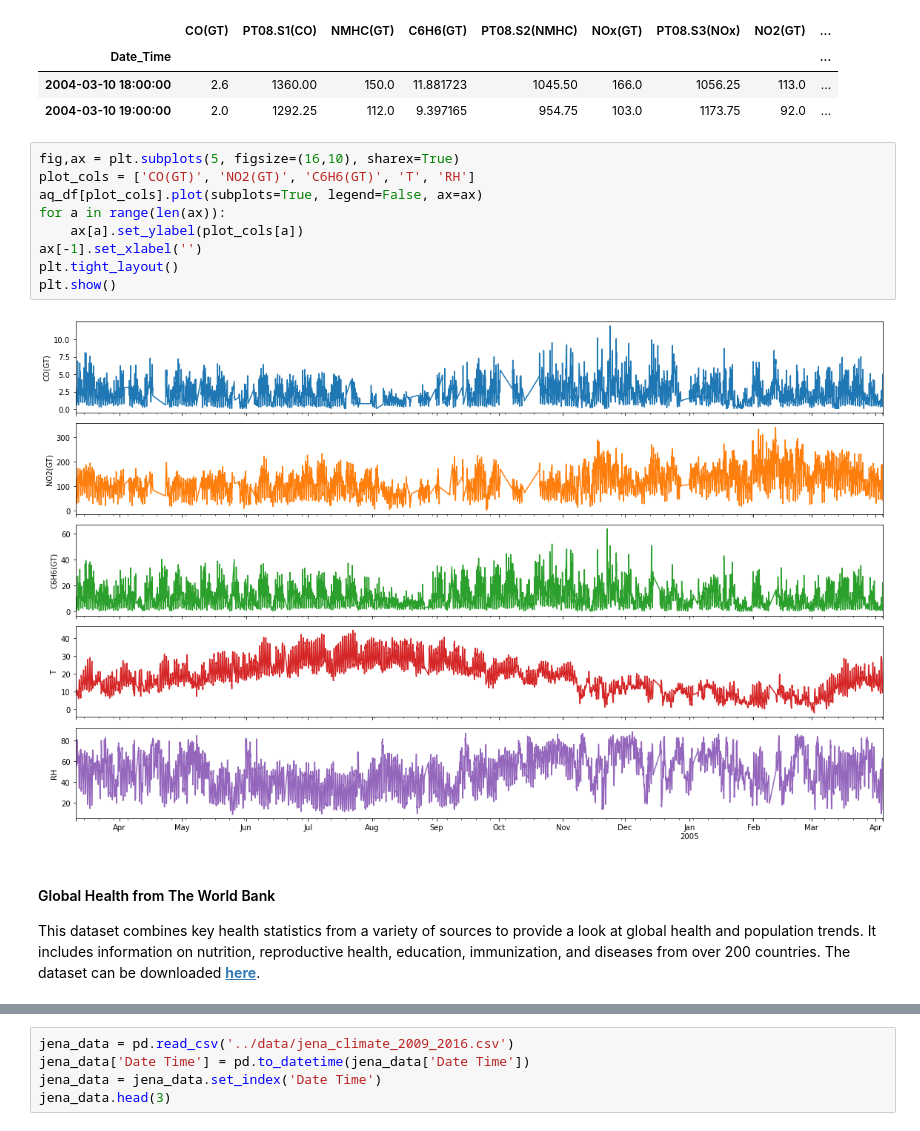
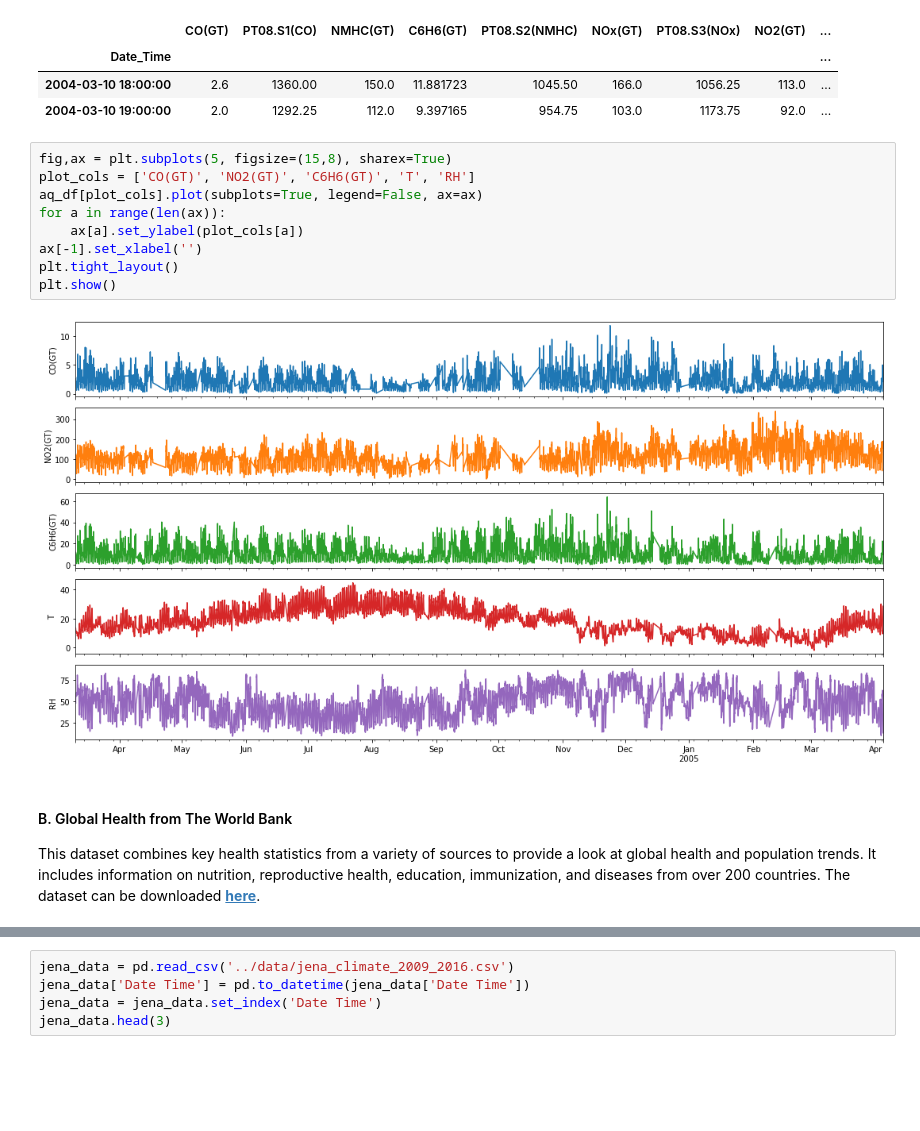
Before and after one commit to phdinds-aim/time_series_handbook, a Jupyter notebook: 03_VectorAutoregressiveModels/03_VectorAutoregressiveMethods.ipynb, the cells around one changed output, grey strips where cells are left out. Cells and saved outputs as stored; diff of their text form; blank space fills up the shorter version.

```diff
--- a/03_VectorAutoregressiveModels/03_VectorAutoregressiveMethods.ipynb
+++ b/03_VectorAutoregressiveModels/03_VectorAutoregressiveMethods.ipynb
@@ -73,18 +54,18 @@ aq_df.head(2)
 | 2004-03-10 18:00:00 | 2.6 | 1360.00 | 150.0 | 11.881723 | 1045.50 | 166.0 | 1056.25 | 113.0 | ... |
 | 2004-03-10 19:00:00 | 2.0 | 1292.25 | 112.0 | 9.397165 | 954.75 | 103.0 | 1173.75 | 92.0 | ... |
 # %%
-fig,ax = plt.subplots(5, figsize=(16,10), sharex=True)
+fig,ax = plt.subplots(5, figsize=(15,8), sharex=True)
 plot_cols = ['CO(GT)', 'NO2(GT)', 'C6H6(GT)', 'T', 'RH']
 aq_df[plot_cols].plot(subplots=True, legend=False, ax=ax)
 for a in range(len(ax)):
     ax[a].set_ylabel(plot_cols[a])
 ax[-1].set_xlabel('')
 plt.tight_layout()
 plt.show()
 # %% [output]
-[figure, old version]
+[figure, new version]
 # %% [markdown]
-#### Global Health from The World Bank
+#### B. Global Health from The World Bank
 
 This dataset combines key health statistics from a variety of sources to provide a look at global health and population trends. It includes information on nutrition, reproductive health, education, immunization, and diseases from over 200 countries. The dataset can be downloaded __[here](https://console.cloud.google.com/marketplace/product/the-world-bank/global-health?filter=solution-type:dataset&filter=category:health&id=f3c38e10-2c45-43c8-8a12-8d749ba987ee)__.
 # %%
```
Also changed, not shown: parts of 81 cells of this notebook, 2 other files.
